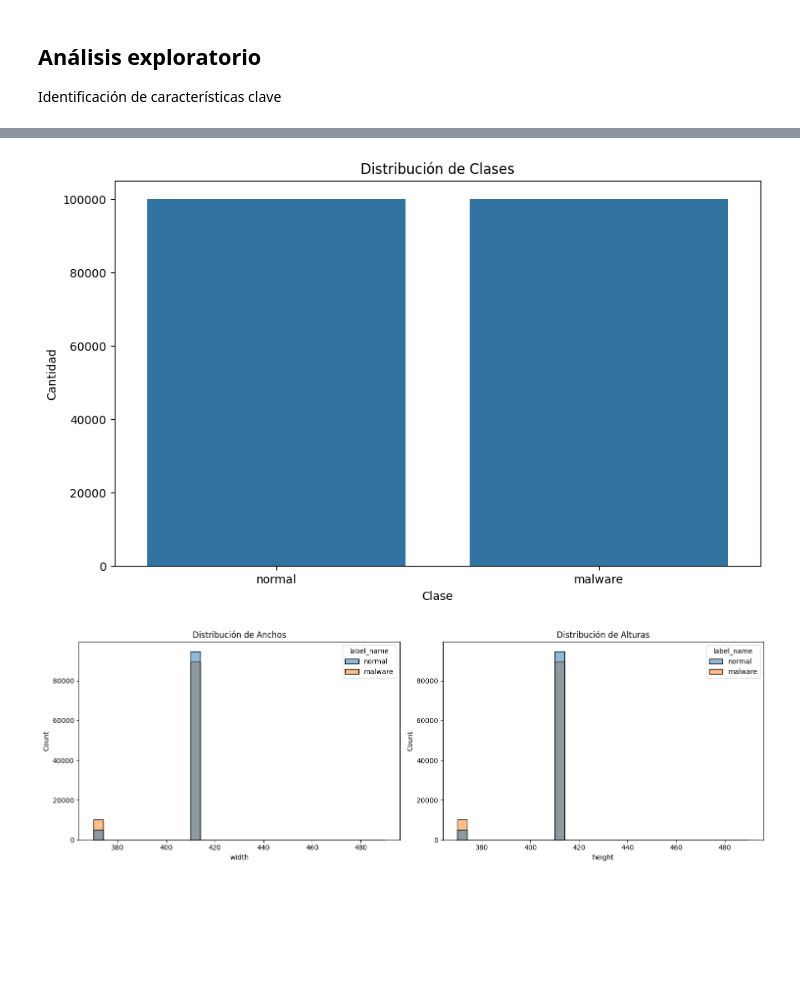
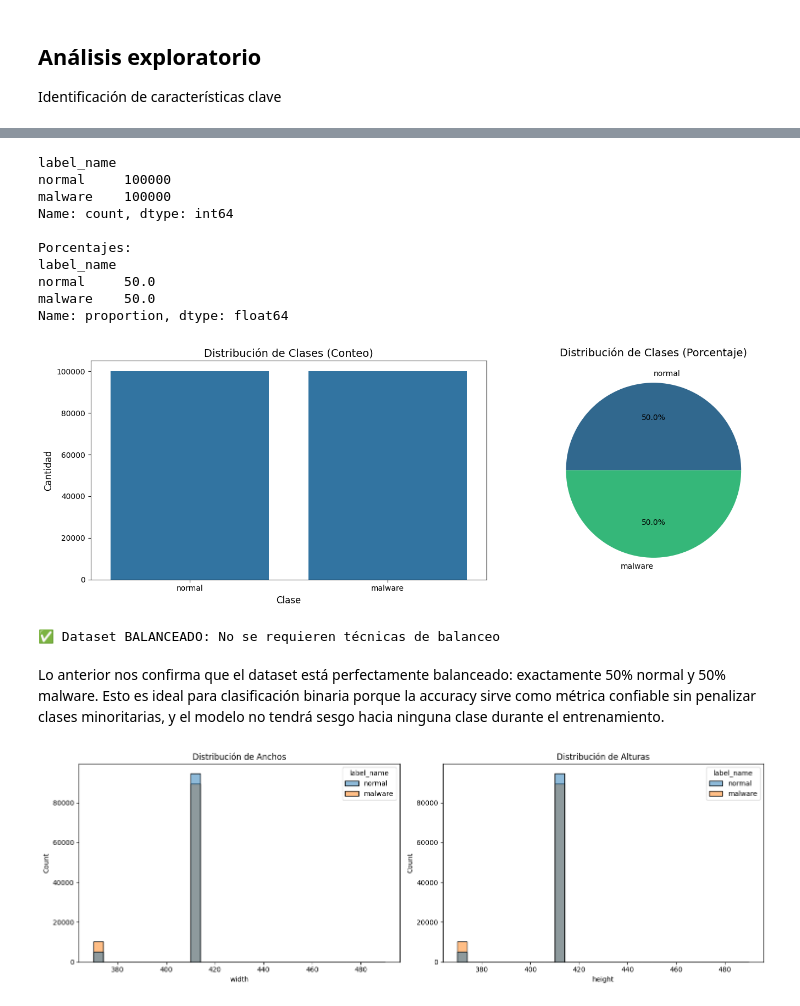
Before and after one commit to Fabiola-cc/malicious-qr-detector, a Jupyter notebook: analisis-exploratorio.ipynb, the cells around one changed output, grey strips where cells are left out. Saved outputs shown, nothing was run; the diff lists cells and outputs as text; code cells hidden in the pictures; blank space fills up the shorter version.

```diff
--- a/analisis-exploratorio.ipynb
+++ b/analisis-exploratorio.ipynb
@@ -69,16 +90,50 @@ import seaborn as sns
 
 # Leer CSV
 df = pd.read_csv('data_procesada/qr_full_dataset.csv')
-# %%
-# Distribución de clases
-plt.figure(figsize=(10, 6))
-sns.countplot(data=df, x='label_name')
-plt.title('Distribución de Clases')
-plt.xlabel('Clase')
-plt.ylabel('Cantidad')
-plt.show()
-# %% [output]
-[figure, removed]
+# %%
+# Balance de clases con métricas
+class_counts = df['label_name'].value_counts()
+print(class_counts)
+print("\nPorcentajes:")
+print(df['label_name'].value_counts(normalize=True) * 100)
+
+# Visualización mejorada
+fig, axes = plt.subplots(1, 2, figsize=(15, 5))
+
+# Gráfico de barras
+sns.countplot(data=df, x='label_name', ax=axes[0])
+axes[0].set_title('Distribución de Clases (Conteo)', fontsize=14)
+axes[0].set_xlabel('Clase', fontsize=12)
+axes[0].set_ylabel('Cantidad', fontsize=12)
+
+# Gráfico de pie
+axes[1].pie(class_counts, labels=class_counts.index, autopct='%1.1f%%',
+            colors=sns.color_palette('viridis', len(class_counts)))
+axes[1].set_title('Distribución de Clases (Porcentaje)', fontsize=14)
+
+plt.tight_layout()
+plt.show()
+
+# Conclusión
+if class_counts.std() / class_counts.mean() < 0.1:
+    print("✅ Dataset BALANCEADO: No se requieren técnicas de balanceo")
+else:
+    print("⚠️ Dataset DESBALANCEADO: Considerar técnicas de balanceo")
+# %% [output]
+label_name
+normal     100000
+malware    100000
+Name: count, dtype: int64
+
+Porcentajes:
+label_name
+normal     50.0
+malware    50.0
+Name: proportion, dtype: float64
+[figure, added]
+✅ Dataset BALANCEADO: No se requieren técnicas de balanceo
+# %% [markdown]
+Lo anterior nos confirma que el dataset está perfectamente balanceado: exactamente 50% normal y 50% malware. Esto es ideal para clasificación binaria porque la accuracy sirve como métrica confiable sin penalizar clases minoritarias, y el modelo no tendrá sesgo hacia ninguna clase durante el entrenamiento.
 # %%
 # Distribución de tamaños
 fig, axes = plt.subplots(1, 2, figsize=(15, 5))
```
Also changed, not shown: parts of 19 cells of this notebook.
